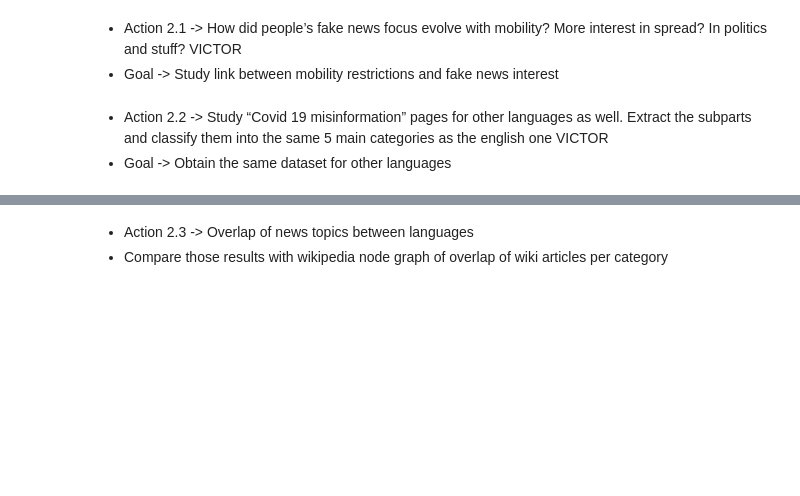
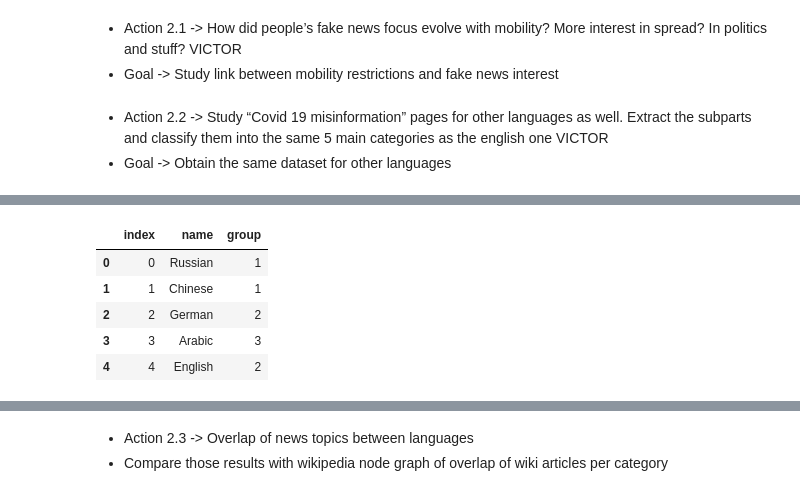
Before and after one commit to epfl-ada/ada-2023-project-thedogues1815, a Jupyter notebook: data_story.ipynb, the cells around one changed output, grey strips where cells are left out. Drawn from its saved outputs; the diff is of its cells as text; code cells hidden in the pictures; blank space fills up the shorter version.

```diff
--- a/data_story.ipynb
+++ b/data_story.ipynb
@@ -431,0 +505,12 @@ else:
+# %%
+import pandas as pd
+import holoviews as hv
+from holoviews import opts, dim
+from bokeh.sampledata.les_mis import data
+
+hv.extension('bokeh')
+hv.output(size=200)
+
+data = {'index': [0, 1, 2, 3, 4, 5, 6, 7, 8],
+    'name': ['Russian','Chinese','German','Arabic','English','Spanish','French','Italian','Portuguese'],
+    'group': [1, 1, 2, 3, 2, 2, 2, 2, 4]}
@@ -431,0 +522,6 @@ else:
+# %%
+# Create dataframe
+df = pd.DataFrame(data)
+
+# Print dataframe
+print(df)
@@ -431,0 +539,10 @@ else:
+# %%
+nodes = hv.Dataset(df, 'index')
+nodes.data.head()
+# %% [output]
+|  | index | name | group |
+| 0 | 0 | Russian | 1 |
+| 1 | 1 | Chinese | 1 |
+| 2 | 2 | German | 2 |
+| 3 | 3 | Arabic | 3 |
+| 4 | 4 | English | 2 |
```
Also changed, not shown: parts of 16 cells of this notebook, 4 other files.
